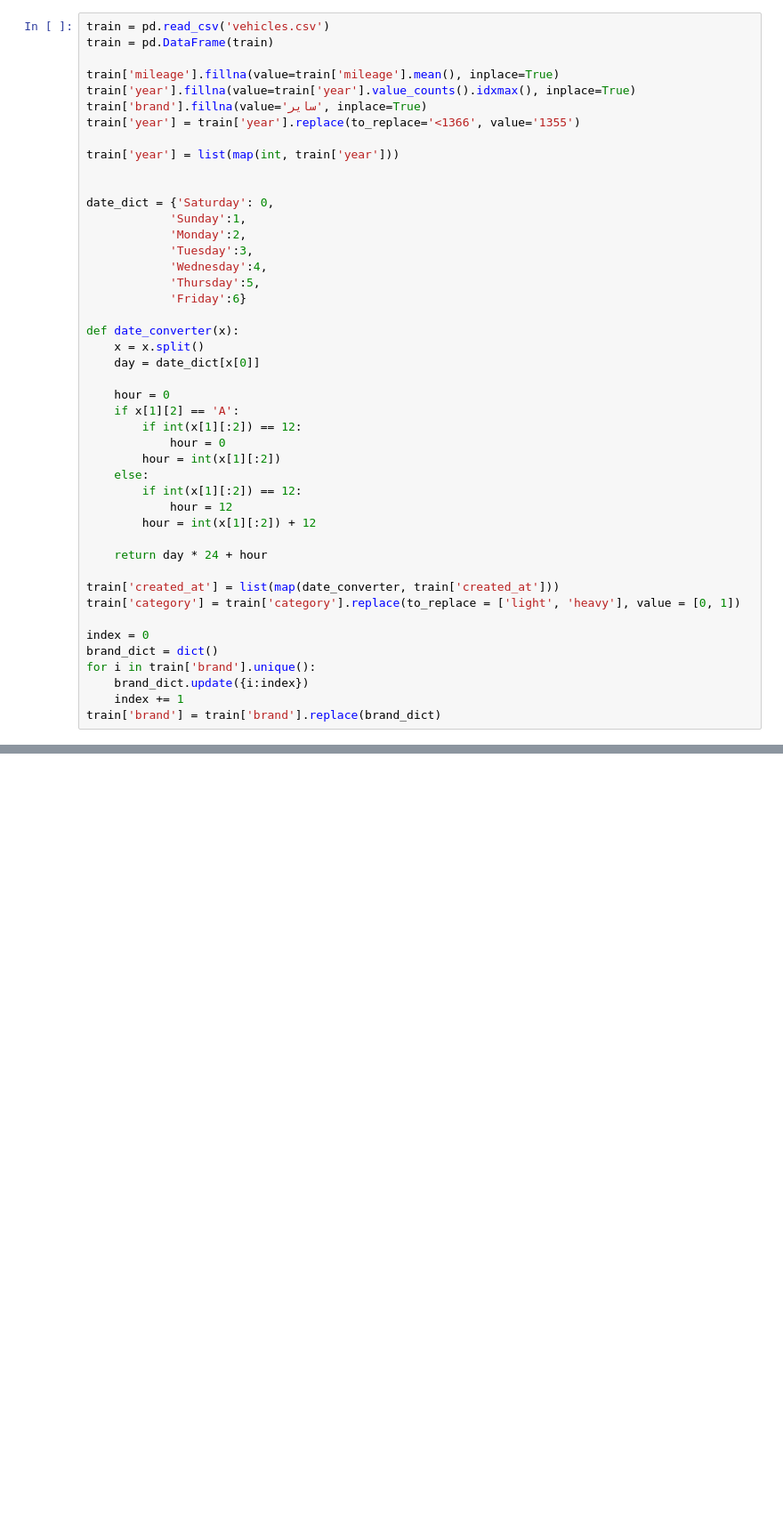
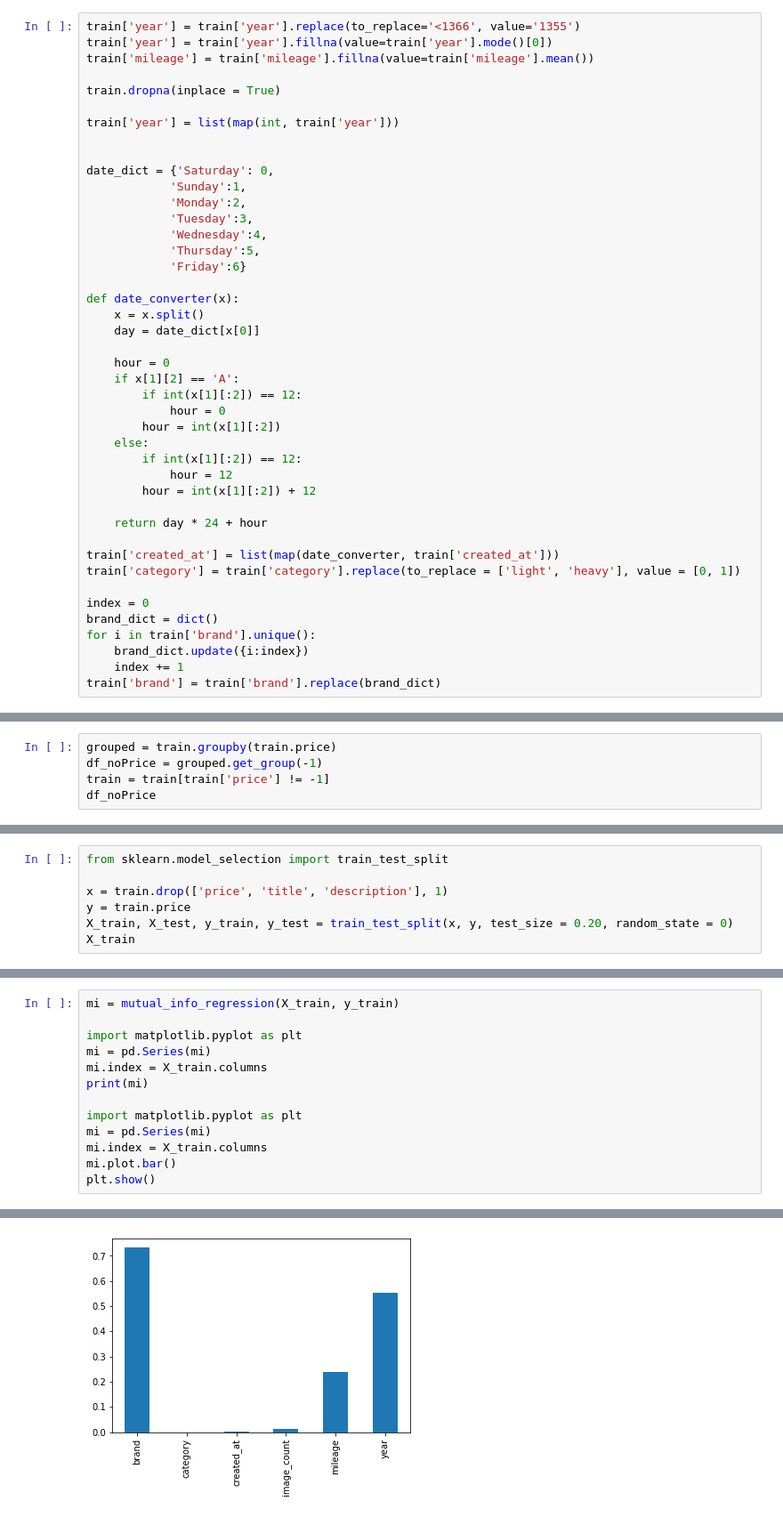
Before and after one commit to alirezasalamat/AI-CarPricePrediction, a Jupyter notebook: CarPricePrediction.ipynb, the cells around one changed output, grey strips where cells are left out. Shown at 89% size. Cells and saved outputs as stored; diff of their text form; blank space fills up the shorter version.

```diff
--- a/CarPricePrediction.ipynb
+++ b/CarPricePrediction.ipynb
@@ -19,11 +58,9 @@ from sklearn.feature_extraction.text import (CountVectorizer,
 # %%
-train = pd.read_csv('vehicles.csv')
-train = pd.DataFrame(train)
+train['year'] = train['year'].replace(to_replace='<1366', value='1355')
+train['year'] = train['year'].fillna(value=train['year'].mode()[0])
+train['mileage'] = train['mileage'].fillna(value=train['mileage'].mean())
 
-train['mileage'].fillna(value=train['mileage'].mean(), inplace=True)
-train['year'].fillna(value=train['year'].value_counts().idxmax(), inplace=True)
-train['brand'].fillna(value='سایر', inplace=True)
-train['year'] = train['year'].replace(to_replace='<1366', value='1355')
+train.dropna(inplace = True)
 
 train['year'] = list(map(int, train['year']))
 
@@ -63,0 +105,5 @@ train['brand'] = train['brand'].replace(brand_dict)
+# %%
+grouped = train.groupby(train.price)
+df_noPrice = grouped.get_group(-1)
+train = train[train['price'] != -1]
+df_noPrice
@@ -63,0 +124,7 @@ train['brand'] = train['brand'].replace(brand_dict)
+# %%
+from sklearn.model_selection import train_test_split
+
+x = train.drop(['price', 'title', 'description'], 1)
+y = train.price
+X_train, X_test, y_train, y_test = train_test_split(x, y, test_size = 0.20, random_state = 0)
+X_train
@@ -63,0 +152,14 @@ train['brand'] = train['brand'].replace(brand_dict)
+# %%
+mi = mutual_info_regression(X_train, y_train)
+
+import matplotlib.pyplot as plt
+mi = pd.Series(mi)
+mi.index = X_train.columns
+print(mi)
+
+import matplotlib.pyplot as plt
+mi = pd.Series(mi)
+mi.index = X_train.columns
+mi.plot.bar()
+plt.show()
+# %% [output]
@@ -63,0 +173 @@ train['brand'] = train['brand'].replace(brand_dict)
+[figure, added]
```
Also changed, not shown: parts of 44 cells of this notebook.
